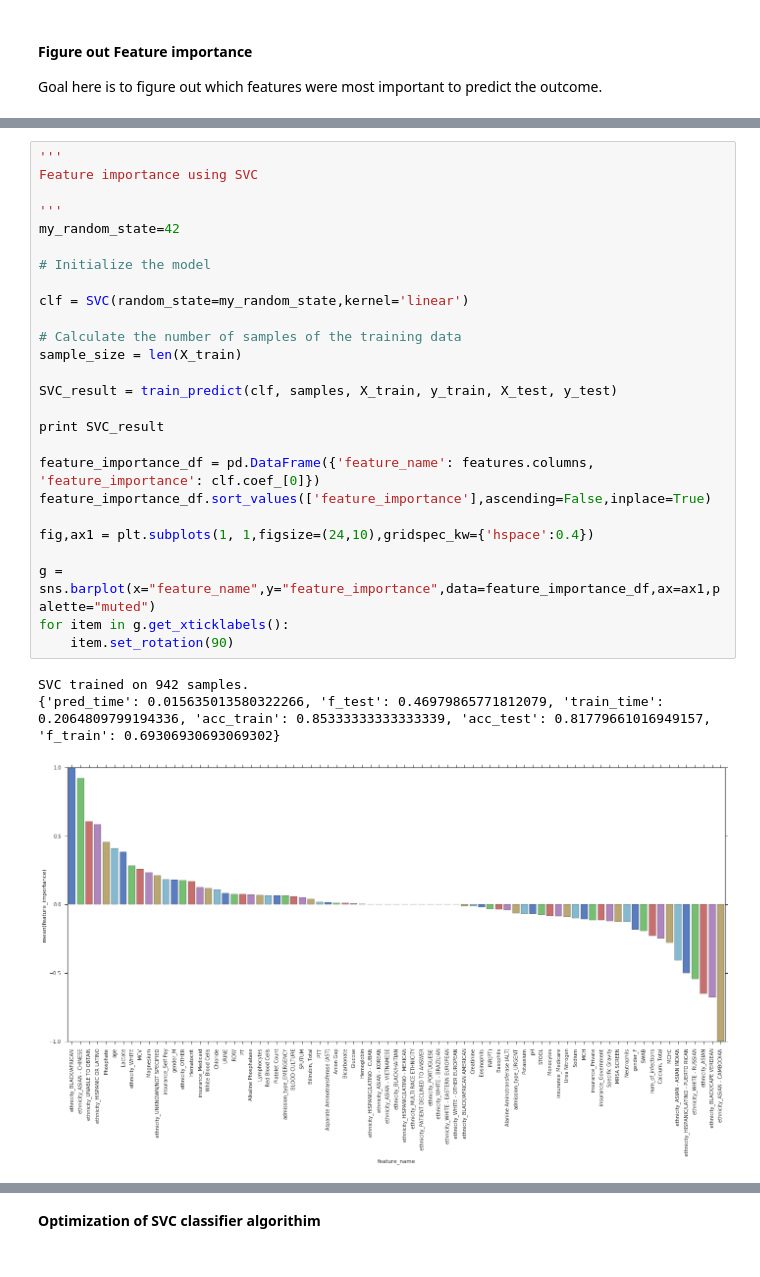
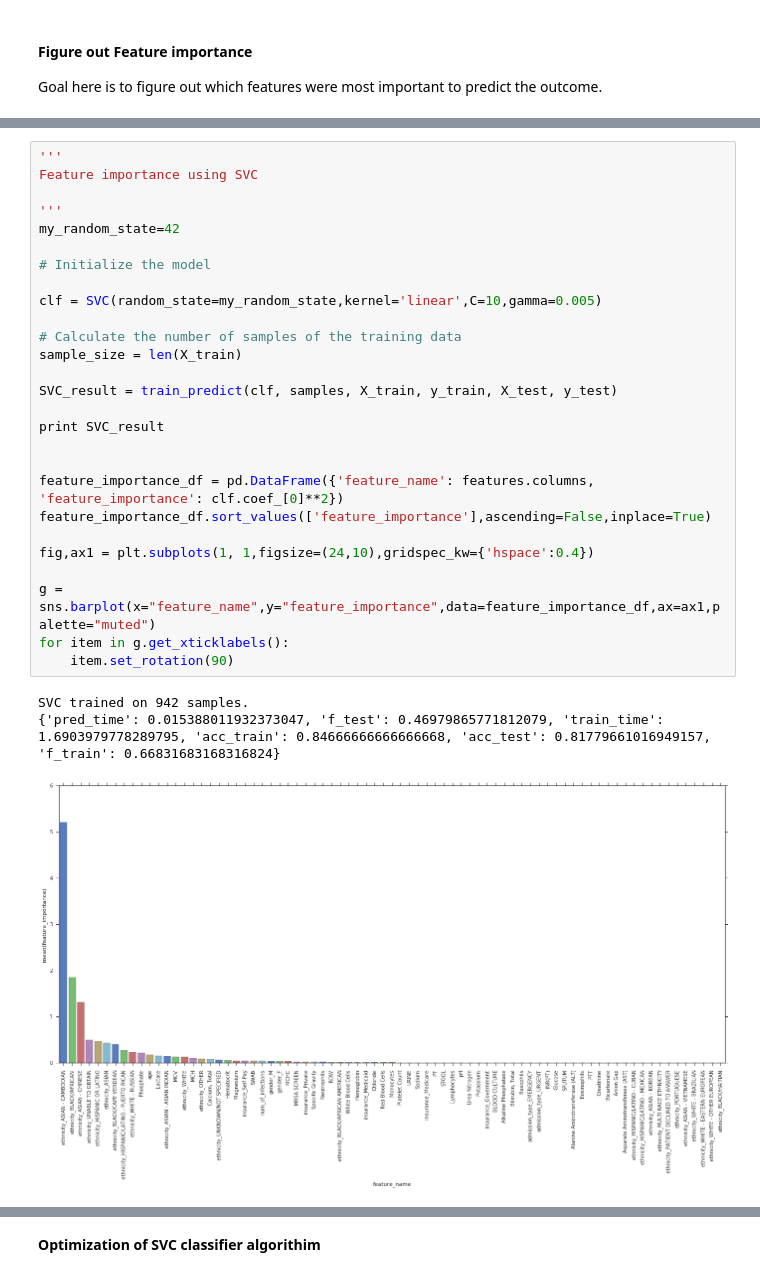
Before and after one commit to sangeetsaurabh/SurvivabilityofSepsisShockpatients, a Jupyter notebook: Survivability with severe Sepsis Shock - Machine Learning Models.ipynb, the cells around one changed output, grey strips where cells are left out. Saved outputs shown, nothing was run; the diff lists cells and outputs as text.

```diff
--- a/Survivability with severe Sepsis Shock - Machine Learning Models.ipynb
+++ b/Survivability with severe Sepsis Shock - Machine Learning Models.ipynb
@@ -612,30 +634,31 @@ AdaBoostClassifier trained on 942 samples.
 # %%
 '''
 Feature importance using SVC
 
 '''
 my_random_state=42
 
 # Initialize the model
 
-clf = SVC(random_state=my_random_state,kernel='linear')
+clf = SVC(random_state=my_random_state,kernel='linear',C=10,gamma=0.005)
 
 # Calculate the number of samples of the training data
 sample_size = len(X_train)
 
 SVC_result = train_predict(clf, samples, X_train, y_train, X_test, y_test)
 
 print SVC_result
 
-feature_importance_df = pd.DataFrame({'feature_name': features.columns, 'feature_importance': clf.coef_[0]})
+
+feature_importance_df = pd.DataFrame({'feature_name': features.columns, 'feature_importance': clf.coef_[0]**2})
 feature_importance_df.sort_values(['feature_importance'],ascending=False,inplace=True)
 
 fig,ax1 = plt.subplots(1, 1,figsize=(24,10),gridspec_kw={'hspace':0.4})
 
 g = sns.barplot(x="feature_name",y="feature_importance",data=feature_importance_df,ax=ax1,palette="muted")
 for item in g.get_xticklabels():
     item.set_rotation(90)
 # %% [output]
 SVC trained on 942 samples.
-{'pred_time': 0.015635013580322266, 'f_test': 0.46979865771812079, 'train_time': 0.2064809799194336, 'acc_train': 0.85333333333333339, 'acc_test': 0.81779661016949157, 'f_train': 0.69306930693069302}
+{'pred_time': 0.015388011932373047, 'f_test': 0.46979865771812079, 'train_time': 1.6903979778289795, 'acc_train': 0.84666666666666668, 'acc_test': 0.81779661016949157, 'f_train': 0.66831683168316824}
-[figure, old version]
+[figure, new version]
```
Also changed, not shown: parts of 19 cells of this notebook.
